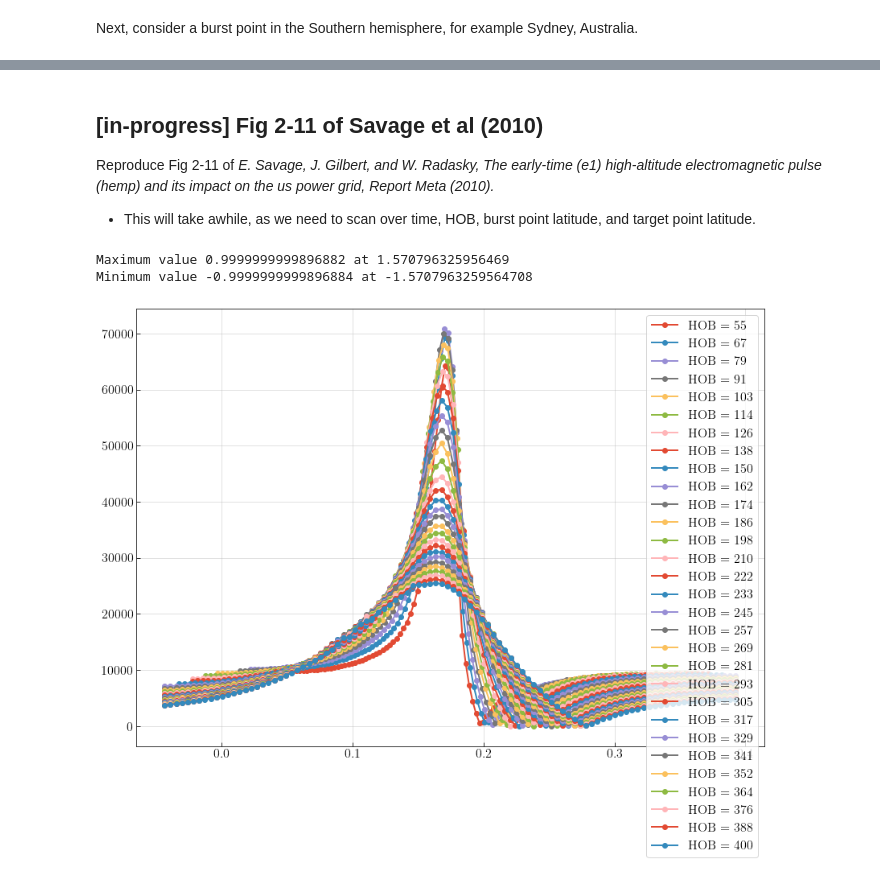
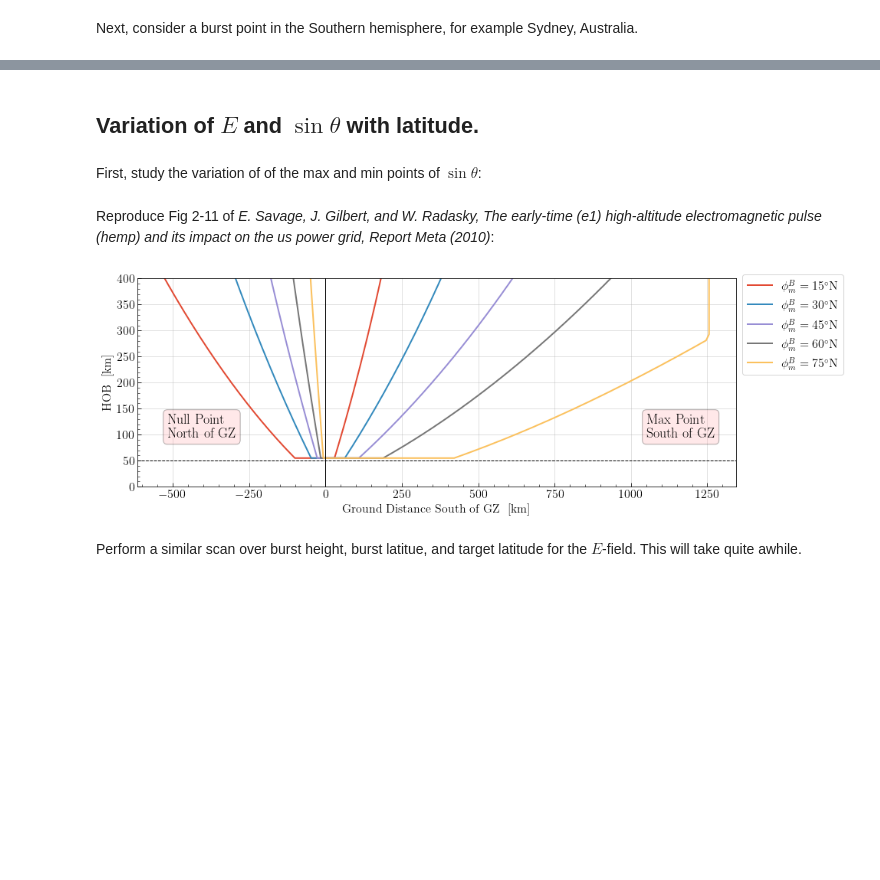
Before and after one commit to gshartnett/karzas-latter-seiler, a Jupyter notebook: EMP Notebook.ipynb, the cells around one changed output, grey strips where cells are left out. Cells and saved outputs as stored; diff of their text form; code cells hidden in the pictures; blank space fills up the shorter version.

```diff
--- a/EMP Notebook.ipynb
+++ b/EMP Notebook.ipynb
@@ -244,6 +317,7 @@ Perform a 2d angular scan over both latitude and longitude for a burst over Kans
 ## burst coordinates
 phi_B_g = 39.05 * np.pi/180 #latitude (radians)
 lambd_B_g = -95.675 * np.pi/180 #longitude (radians)
+HOB = 100
 Burst_Point = geometry.Point(EARTH_RADIUS + HOB, phi_B_g, lambd_B_g, coordsys='lat/long geo')
 
 ## perform the region scan
@@ -254,8 +328,8 @@ topeka_dic = region_scan.region_scan(
     )
 
 ## save the result
-with open('data/topeka_dic.pkl', 'wb') as f:
-    pickle.dump(topeka_dic, f)
+#with open('data/topeka_dic.pkl', 'wb') as f:
+#    pickle.dump(topeka_dic, f)
 # %%
 ## make a contour plot
 x, y, z = region_scan.data_dic_to_xyz(topeka_dic)
@@ -430,0 +499,4 @@ geomap
+# %% [markdown]
+## Variation of $E$ and $\sin\theta$ with latitude.
+# %% [markdown]
+First, study the variation of of the max and min points of $\sin\theta$:
@@ -431,7 +538,38 @@ geomap
 # %% [markdown]
-## [in-progress] Fig 2-11 of Savage et al (2010)
-
-Reproduce Fig 2-11 of  *E. Savage, J. Gilbert, and W. Radasky, The early-time (e1) high-altitude electromagnetic pulse (hemp) and its impact on the us power grid, Report Meta (2010).*
-- This will take awhile, as we need to scan over time, HOB, burst point latitude, and target point latitude.
+Reproduce Fig 2-11 of  *E. Savage, J. Gilbert, and W. Radasky, The early-time (e1) high-altitude electromagnetic pulse (hemp) and its impact on the us power grid, Report Meta (2010)*:
+# %%
+## plot
+fig, ax = plt.subplots(figsize=(2*7,5))
+
+for i in range(len(phi_B_m_list)):
+
+    ax.plot(
+        list(-ground_dists_min_theta[i, ::-1]) + list(ground_dists_max_theta[i,:]),
+        list(HOB_list)[::-1] + list(HOB_list),
+        '-',
+        label=r'$\phi_m^B = %.0f^{\circ}$N' % (180/np.pi * phi_B_m_list[i])
+        )
+
+ax.axhline(ABSORPTION_LAYER_UPPER, linestyle='--', linewidth=1, color='k')
+ax.axvline(0, linestyle='-', linewidth=1, color='k')
+ax.legend(bbox_to_anchor=(1., 1.05))
+ax.set_xlabel(r'Ground Distance South of GZ \ [km]')
+ax.set_ylabel(r'HOB \ [km]')
+#ax.set_title(r'Ground Distance to $\sin\theta$ Extremal Points')
+ax.set_ylim([0, max(HOB_list)])
+ax.minorticks_on()
+
+props = dict(boxstyle='round', facecolor=colors[-1], alpha=0.3, edgecolor='black')
+ax.text(0.85, 0.35, 'Max Point\nSouth of GZ', transform=ax.transAxes, fontsize=18,
+        verticalalignment='top', bbox=props)
+ax.text(0.05, 0.35, 'Null Point\nNorth of GZ', transform=ax.transAxes, fontsize=18,
+        verticalalignment='top', bbox=props)
+
+plt.savefig('figures/fig_2_11_savage_et_al.pdf', bbox_inches='tight')
+plt.show()
+# %% [output]
+[figure, added]
+# %% [markdown]
+Perform a similar scan over burst height, burst latitue, and target latitude for the $E$-field. This will take quite awhile.
 # %%
 ## set-up
@@ -498,15 +630,0 @@ from scipy.interpolate import InterpolatedUnivariateSpline
-# %%
-## test it out
-x_axis = np.linspace(-np.pi, np.pi, 100)
-y_axis = np.sin(x_axis)
-
-f = InterpolatedUnivariateSpline(x_axis, y_axis, k=4)
-cr_pts = f.derivative().roots()
-cr_pts = np.append(cr_pts, (x_axis[0], x_axis[-1]))  # also check the endpoints of the interval
-cr_vals = f(cr_pts)
-min_index = np.argmin(cr_vals)
-max_index = np.argmax(cr_vals)
-print("Maximum value {} at {}\nMinimum value {} at {}".format(cr_vals[max_index], cr_pts[max_index], cr_vals[min_index], cr_pts[min_index]))
-# %% [output]
-Maximum value 0.9999999999896882 at 1.570796325956469
-Minimum value -0.9999999999896884 at -1.5707963259564708
@@ -548,11 +630,0 @@ for i in range(max_E_arr.shape[0]):
-# %%
-## pick a particular burst latitude and plot the many different HOB curves
-
-fig, ax = plt.subplots(figsize=(2*7,2*5))
-for j in range(len(HOB_list)):
-    plt.plot(phi_T_arr[0,j], max_E_arr[0,j], '-o', label='HOB = %.0f' %HOB_list[j])
-plt.legend()
-#plt.xlim([0.30, 0.36])
-plt.show()
-# %% [output]
-[figure, removed]
```
Also changed, not shown: parts of 19 cells of this notebook.
